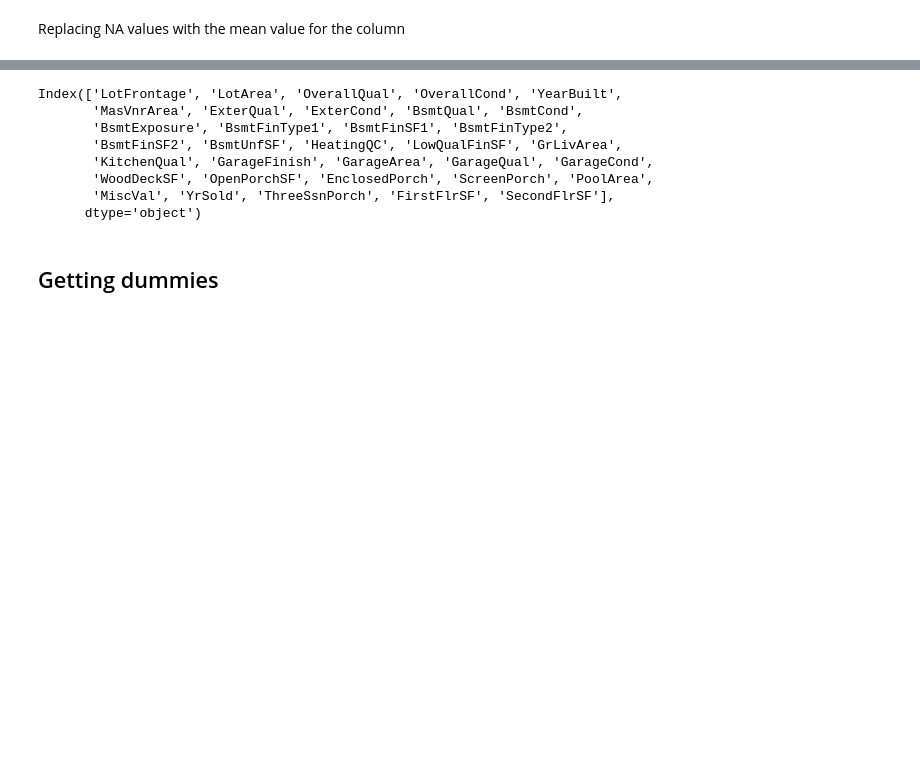
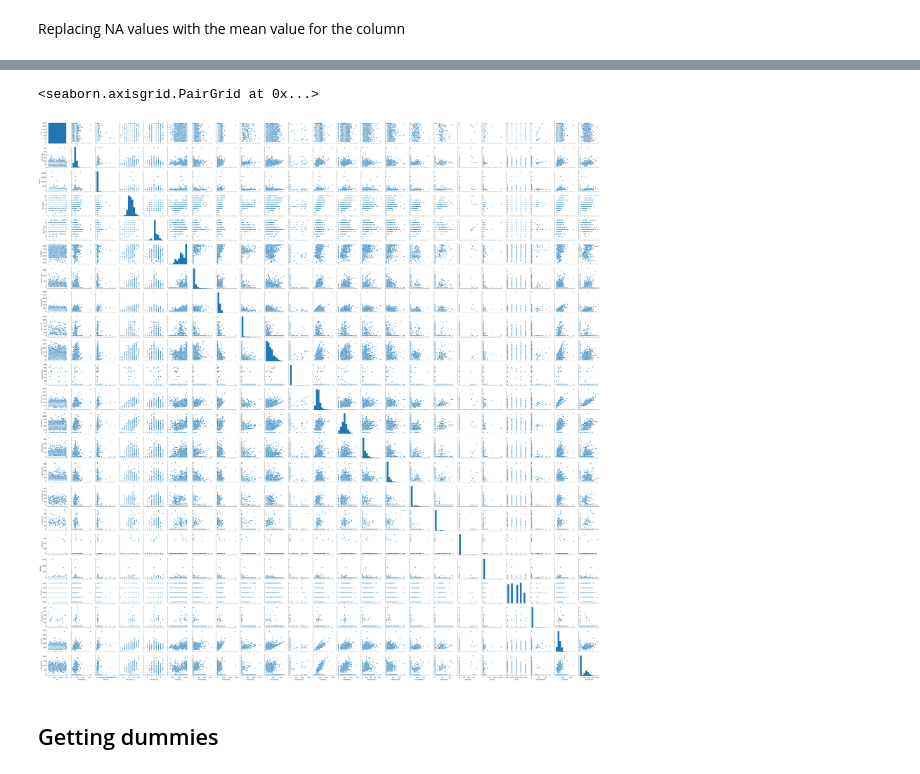
Before and after one commit to wzog99/MultipleLinearReg-HousePrices, a Jupyter notebook: linear_reg.ipynb, the cells around one changed output, grey strips where cells are left out. Saved outputs shown, nothing was run; the diff lists cells and outputs as text; code cells hidden in the pictures; blank space fills up the shorter version.

```diff
--- a/linear_reg.ipynb
+++ b/linear_reg.ipynb
@@ -148,3 +182,12 @@ traindf.GarageCond.fillna(value=0, inplace=True)
+# %%
+traindf_cat.GarageFinish = traindf.GarageFinish
+traindf.drop('GarageFinish', axis=1, inplace=True)
+# %%
+traindf_cat.GarageQual = traindf.GarageQual
+traindf.drop('GarageQual', axis=1, inplace=True)
+# %%
+traindf_cat.GarageCond = traindf.GarageCond
+traindf.drop('GarageCond',axis=1, inplace=True)
 # %%
 traindf_cat['PavedDrive'] = traindf.PavedDrive
 traindf.drop('PavedDrive', axis=1, inplace=True)
@@ -161,6 +204,3 @@ traindf.drop('SaleType', axis=1, inplace=True)
 # %%
 traindf_cat['SaleCondition'] = traindf.SaleCondition
 traindf.drop('SaleCondition', axis=1, inplace=True)
-# %%
-traindf['ExterQual'] = traindf.ExterQual.astype(int)
-traindf['ExterCond'] = traindf.ExterCond.astype(int)
@@ -220,17 +337,11 @@ traindfss = traindfss[(np.abs(stats.zscore(traindfss)) < 2.5).all(axis=1)]
 #X_train_numeric.head()
 # %%
 traindfss.drop('Id', axis=1, inplace=True)
-# %%
-traindfss.columns
-# %% [output]
-Index(['LotFrontage', 'LotArea', 'OverallQual', 'OverallCond', 'YearBuilt',
-       'MasVnrArea', 'ExterQual', 'ExterCond', 'BsmtQual', 'BsmtCond',
-       'BsmtExposure', 'BsmtFinType1', 'BsmtFinSF1', 'BsmtFinType2',
-       'BsmtFinSF2', 'BsmtUnfSF', 'HeatingQC', 'LowQualFinSF', 'GrLivArea',
-       'KitchenQual', 'GarageFinish', 'GarageArea', 'GarageQual', 'GarageCond',
-       'WoodDeckSF', 'OpenPorchSF', 'EnclosedPorch', 'ScreenPorch', 'PoolArea',
-       'MiscVal', 'YrSold', 'ThreeSsnPorch', 'FirstFlrSF', 'SecondFlrSF'],
-      dtype='object')
+# %%
+sns.pairplot(traindf)
+# %% [output]
+<seaborn.axisgrid.PairGrid at 0x...>
+[figure, added]
 # %% [markdown]
 ## Getting dummies
 # %%
```
Also changed, not shown: parts of 96 cells of this notebook.
